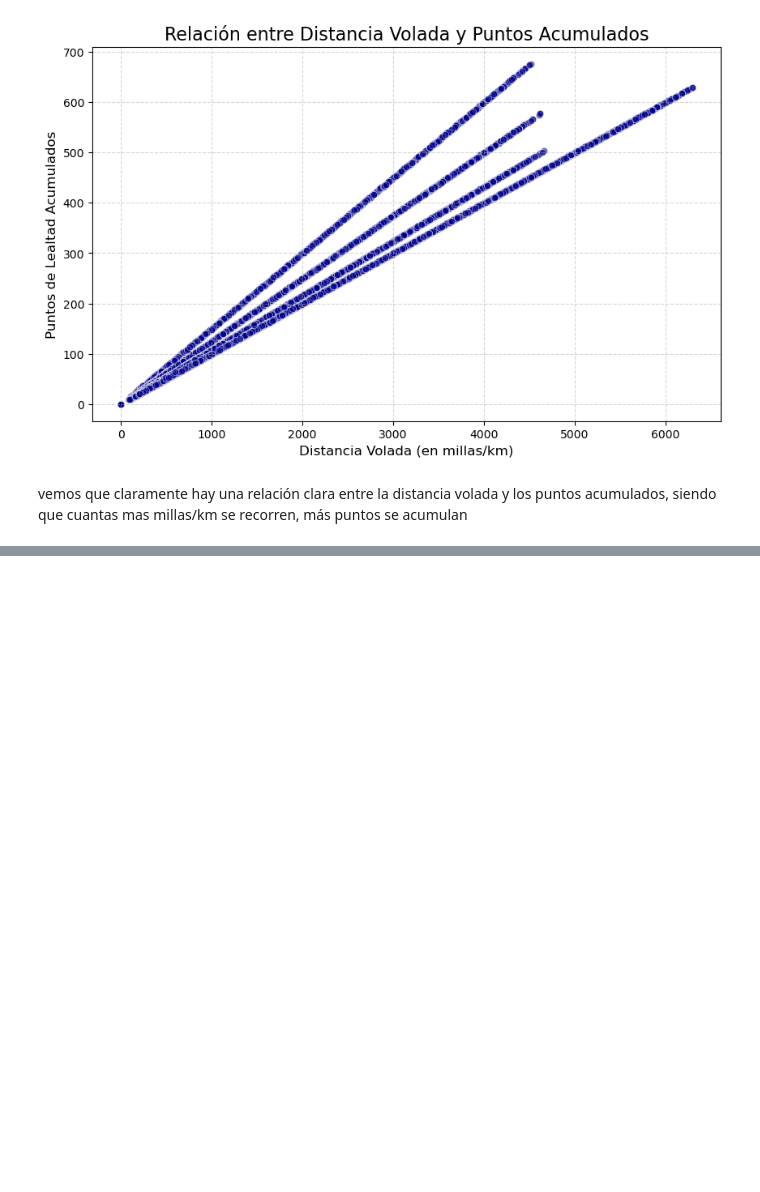
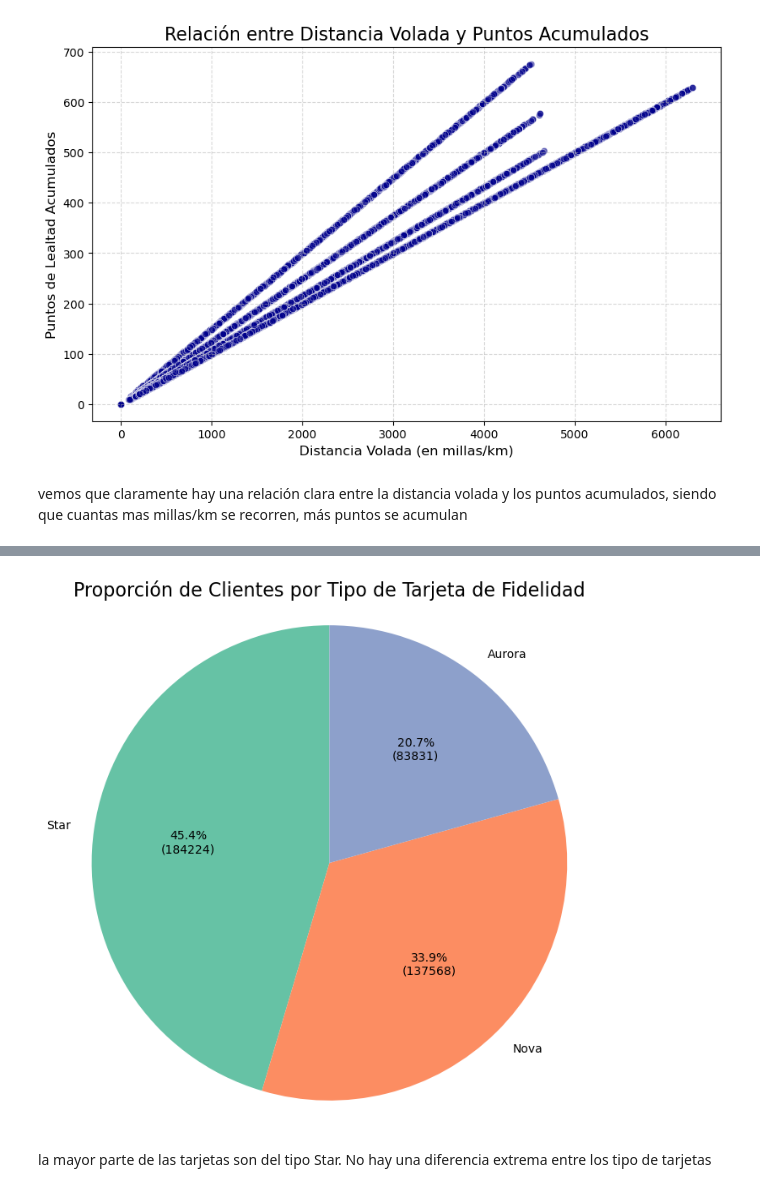
Before and after one commit to Adalab/bda-modulo-3-evaluacion-final-mariagmzm, a Jupyter notebook: Visualizacion de archivo.ipynb, the cells around one changed output, grey strips where cells are left out. Drawn from its saved outputs; the diff is of its cells as text; code cells hidden in the pictures; blank space fills up the shorter version.

```diff
--- a/Visualizacion de archivo.ipynb
+++ b/Visualizacion de archivo.ipynb
@@ -89,0 +152,47 @@ vemos que claramente hay una relación clara entre la distancia volada y los pun
+# %%
+# Contar la frecuencia de cada tipo de tarjeta de fidelidad
+df_proporcion_tarjetas = df['loyalty card'].value_counts().reset_index()
+
+# Renombrar las columnas
+df_proporcion_tarjetas.columns = ['Loyalty_Card_Type', 'Customer_Count']
+
+# Opcional: Calcular el porcentaje para las etiquetas
+total_clientes = df_proporcion_tarjetas['Customer_Count'].sum()
+df_proporcion_tarjetas['Percentage'] = (df_proporcion_tarjetas['Customer_Count'] / total_clientes) * 100
+# %%
+
+# Definir los datos para el gráfico de tarta
+sizes = df_proporcion_tarjetas['Customer_Count']
+labels = df_proporcion_tarjetas['Loyalty_Card_Type']
+
+# Crear etiquetas con el porcentaje (formato de 1 decimal)
+def make_autopct(values):
+    def my_autopct(pct):
+        # pct es el porcentaje calculado por Matplotlib
+        absolute = int(pct/100.*total_clientes)
+        return f"{pct:.1f}%\n({absolute})"
+    return my_autopct
+
+plt.figure(figsize=(8, 8))
+
+# Crear el Gráfico de Tarta
+plt.pie(
+    sizes,
+    labels=labels,
+    autopct=make_autopct(sizes), # Formato personalizado para mostrar % y conteo
+    startangle=90, # Iniciar el primer sector desde arriba
+    colors=plt.cm.Set2.colors # Usar una paleta de colores
+)
+
+# Añadir título
+plt.title('Proporción de Clientes por Tipo de Tarjeta de Fidelidad', fontsize=16)
+
+# Asegurar que el gráfico sea un círculo
+plt.axis('equal')
+
+# Mostrar el gráfico
+plt.show()
+# %% [output]
+[figure, added]
+# %% [markdown]
+la mayor parte de las tarjetas son del tipo Star. No hay una diferencia extrema entre los tipo de tarjetas
```
Also changed, not shown: parts of 25 cells of this notebook, 2 other files.
